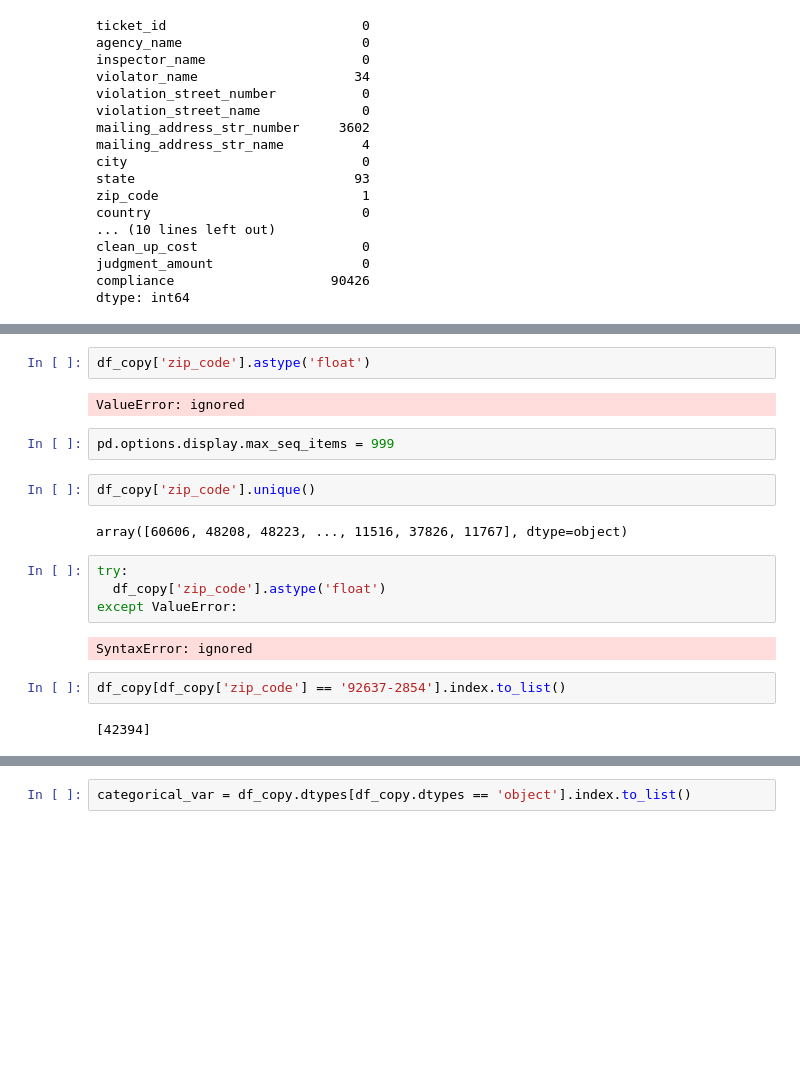
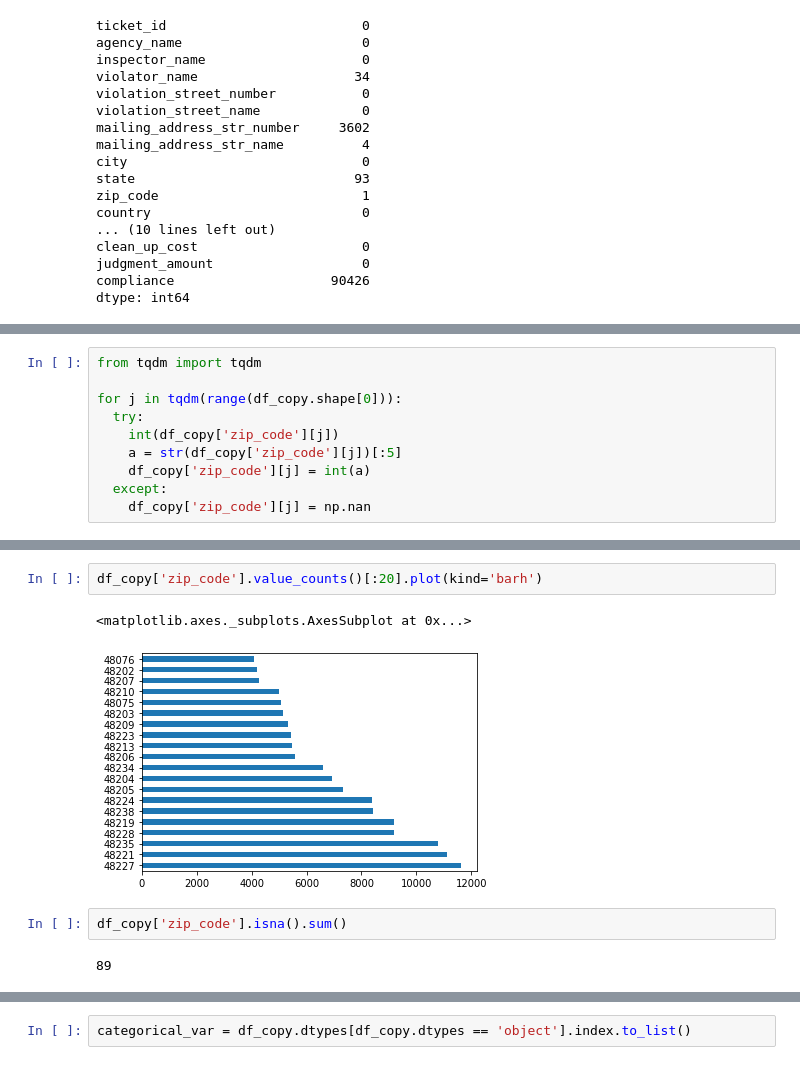
Before and after one commit to linahourieh/Michigan-Track, a Jupyter notebook: Assignment 4.ipynb, the cells around one changed output, grey strips where cells are left out. Saved outputs shown, nothing was run; the diff lists cells and outputs as text; blank space fills up the shorter version.

```diff
--- a/Assignment 4.ipynb
+++ b/Assignment 4.ipynb
@@ -247,0 +304,10 @@ dtype: int64
+# %%
+from tqdm import tqdm
+
+for j in tqdm(range(df_copy.shape[0])):
+  try:
+    int(df_copy['zip_code'][j])
+    a = str(df_copy['zip_code'][j])[:5]
+    df_copy['zip_code'][j] = int(a)
+  except:
+    df_copy['zip_code'][j] = np.nan
@@ -248,20 +323,9 @@ dtype: int64
+# %%
+df_copy['zip_code'].value_counts()[:20].plot(kind='barh')
+# %% [output]
+<matplotlib.axes._subplots.AxesSubplot at 0x...>
+[figure, added]
 # %%
-df_copy['zip_code'].astype('float')
+df_copy['zip_code'].isna().sum()
 # %% [output]
-ValueError: ignored
+89
-# %%
-pd.options.display.max_seq_items = 999
-# %%
-df_copy['zip_code'].unique()
-# %% [output]
-array([60606, 48208, 48223, ..., 11516, 37826, 11767], dtype=object)
-# %%
-try:
-  df_copy['zip_code'].astype('float')
-except ValueError:
-# %% [output]
-SyntaxError: ignored
-# %%
-df_copy[df_copy['zip_code'] == '92637-2854'].index.to_list()
-# %% [output]
-[42394]
```
Also changed, not shown: parts of 15 cells of this notebook.
